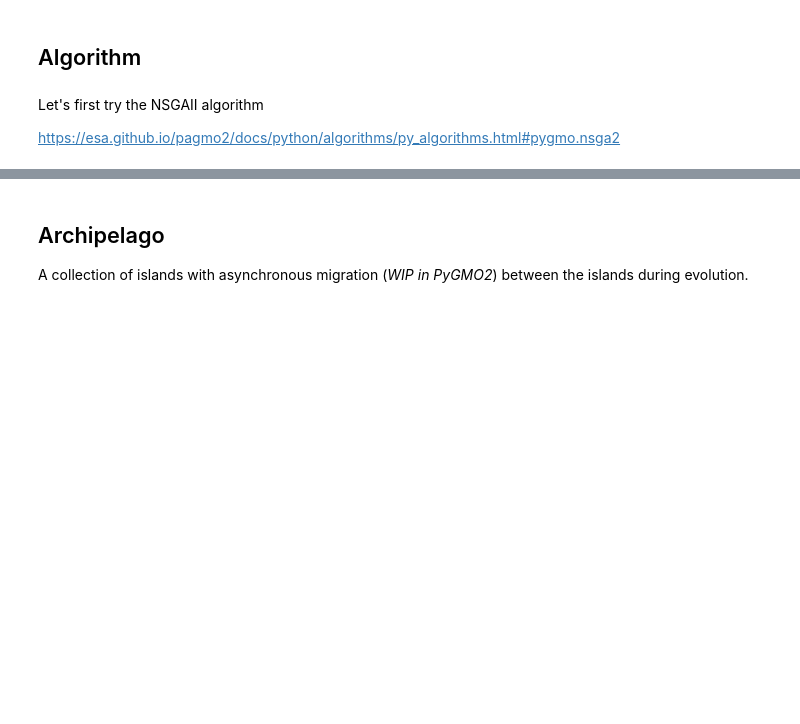
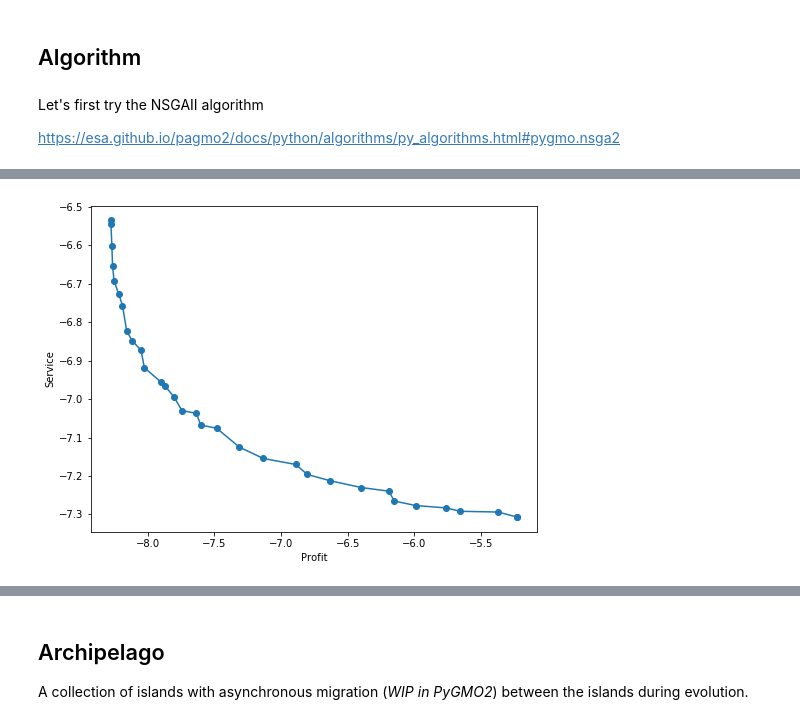
Before and after one commit to zhongjiahang/PyGMO_tutorial, a Jupyter notebook: 3_Discount_Optimization.ipynb, the cells around one changed output, grey strips where cells are left out. Cells and saved outputs as stored; diff of their text form; code cells hidden in the pictures; blank space fills up the shorter version.

```diff
--- a/3_Discount_Optimization.ipynb
+++ b/3_Discount_Optimization.ipynb
@@ -200,0 +300,4 @@ ndf
+# %%
+plot_2D_frontiers(pop.get_f(), ('Profit', 'Service'), figsize=(8,6))
+# %% [output]
+[figure, added]
```
Also changed, not shown: parts of 75 cells of this notebook, 4 other files.
